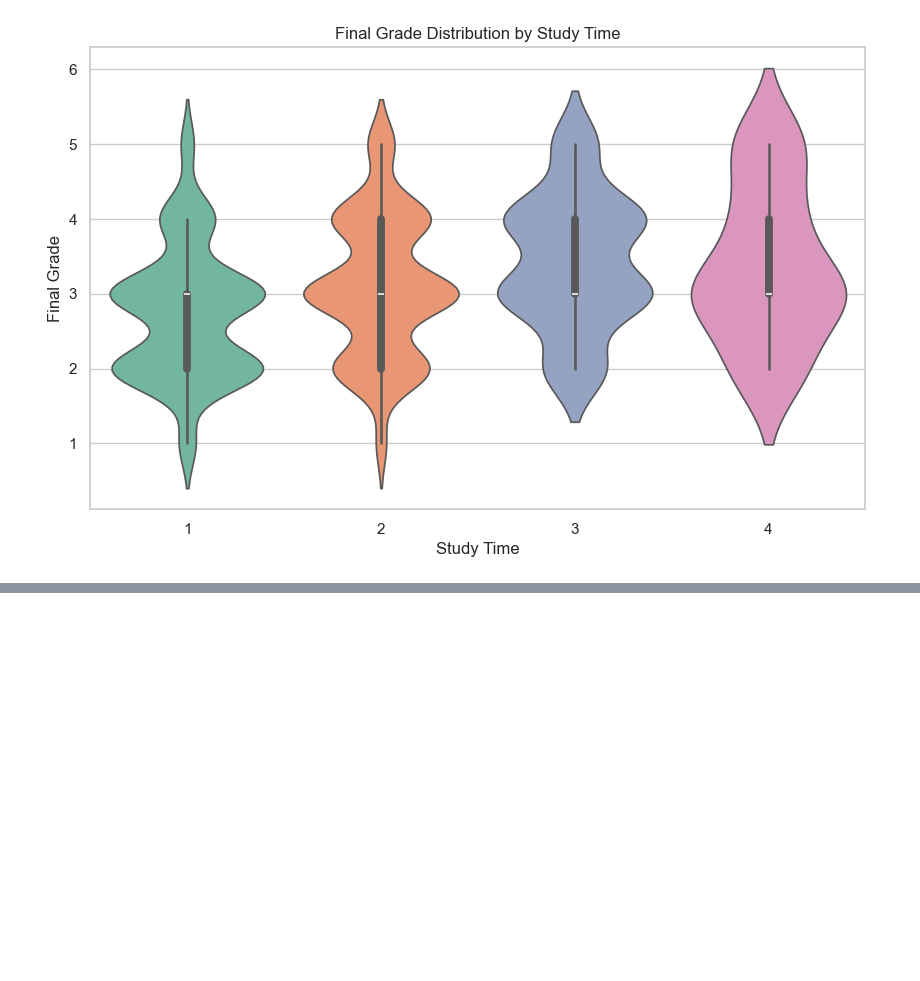
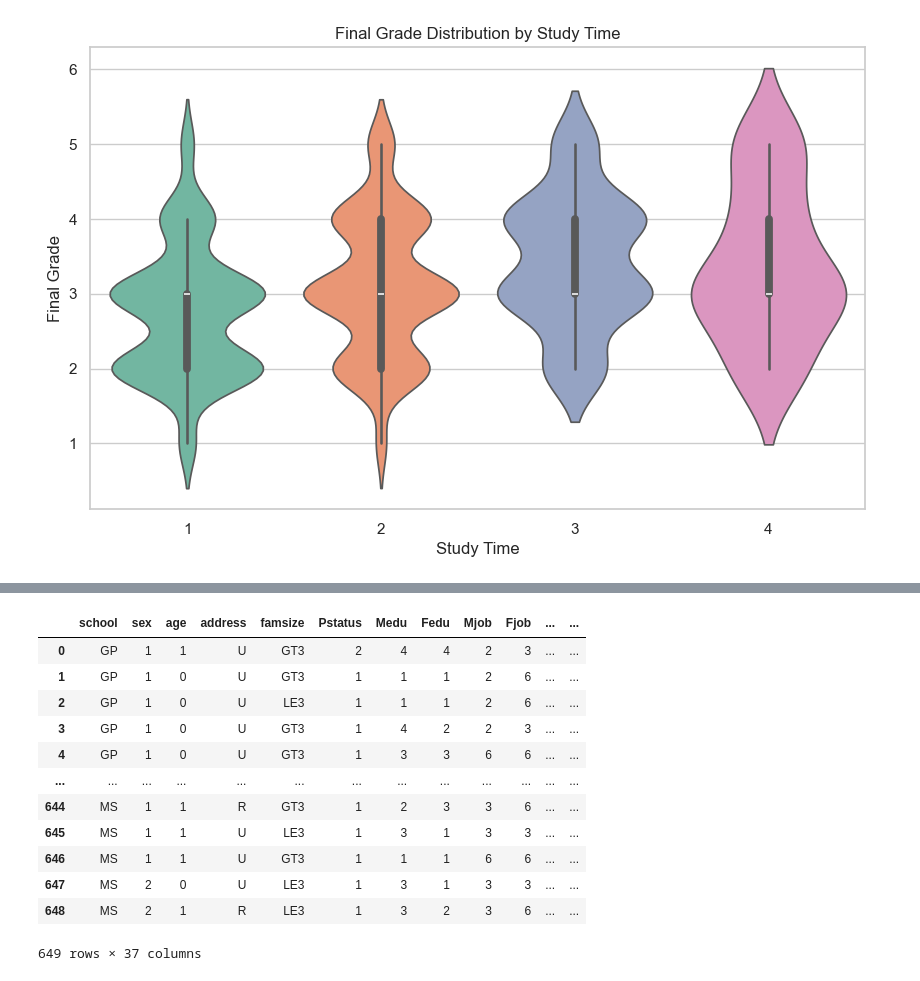
Before and after one commit to TimothyEngCS/Student_Academic_Predictor, a Jupyter notebook: mainProject.ipynb, the cells around one changed output, grey strips where cells are left out. Cells and saved outputs as stored; diff of their text form; code cells hidden in the pictures; blank space fills up the shorter version.

```diff
--- a/mainProject.ipynb
+++ b/mainProject.ipynb
@@ -388,3 +391,20 @@ Decision Tree Rules:
 |   |   |   |   |--- class: 5
 |   |   |   |--- age >  1.50
 |   |   |   |   |--- class: 2
+# %%
+# Applying Decision Tree on Original dataset
+display(df1)
+# %% [output]
+|  | school | sex | age | address | famsize | Pstatus | Medu | Fedu | Mjob | Fjob | ... | ... |
+| 0 | GP | 1 | 1 | U | GT3 | 2 | 4 | 4 | 2 | 3 | ... | ... |
+| 1 | GP | 1 | 0 | U | GT3 | 1 | 1 | 1 | 2 | 6 | ... | ... |
+| 2 | GP | 1 | 0 | U | LE3 | 1 | 1 | 1 | 2 | 6 | ... | ... |
+| 3 | GP | 1 | 0 | U | GT3 | 1 | 4 | 2 | 2 | 3 | ... | ... |
+| 4 | GP | 1 | 0 | U | GT3 | 1 | 3 | 3 | 6 | 6 | ... | ... |
+| ... | ... | ... | ... | ... | ... | ... | ... | ... | ... | ... | ... | ... |
+| 644 | MS | 1 | 1 | R | GT3 | 1 | 2 | 3 | 3 | 6 | ... | ... |
+| 645 | MS | 1 | 1 | U | LE3 | 1 | 3 | 1 | 3 | 3 | ... | ... |
+| 646 | MS | 1 | 1 | U | GT3 | 1 | 1 | 1 | 6 | 6 | ... | ... |
+| 647 | MS | 2 | 0 | U | LE3 | 1 | 3 | 1 | 3 | 3 | ... | ... |
+| 648 | MS | 2 | 1 | R | LE3 | 1 | 3 | 2 | 3 | 6 | ... | ... |
+649 rows × 37 columns
```
Also changed, not shown: parts of 4 cells of this notebook.
